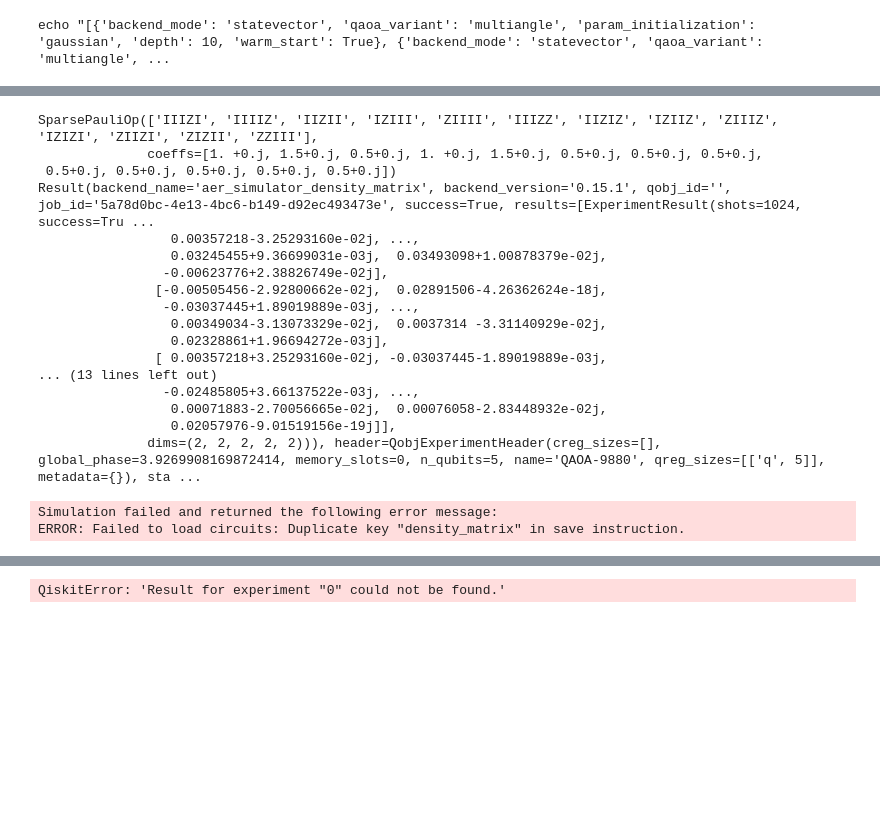
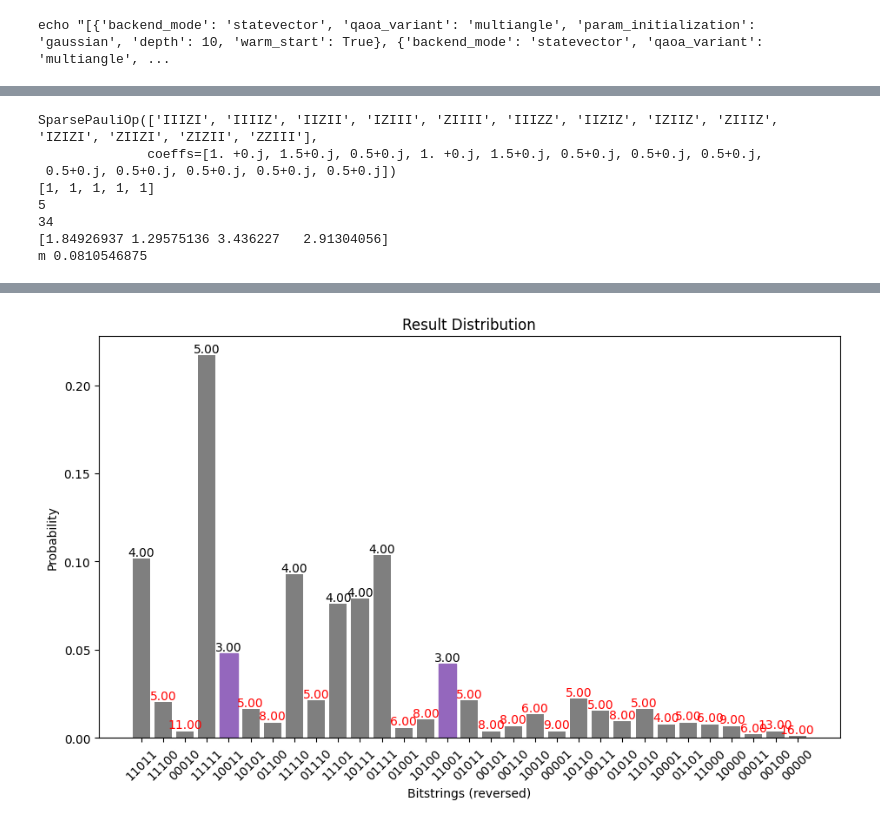
Before and after one commit to Smeidir/QAOA, a Jupyter notebook: tests.ipynb, the cells around one changed output, grey strips where cells are left out. Saved outputs shown, nothing was run; the diff lists cells and outputs as text; code cells hidden in the pictures; blank space fills up the shorter version.

Commit message:
removede old data, recursive and density matrix variants

```diff
--- a/tests.ipynb
+++ b/tests.ipynb
@@ -42,12 +42,12 @@ draw_graph(graph, with_labels=True)
 # %%
 
 quantum = QAOArunner(graph=graph,
-                     backend_mode = 'density_matrix_simulation',
+                     backend_mode = 'noisy_sampling',
                      param_initialization= 'gaussian',
                      qaoa_variant='vanilla',
                      optimizer='COBYLA',
                      warm_start=False,
-                     depth = 1,
+                     depth = 2,
                      vertexcover=True,
                      amount_shots = 1000,
                      max_tol = 1e-2#lower shots and tolerance for faster runs
@@ -68,19 +68,8 @@ quantum.print_bitstrings()
 SparsePauliOp(['IIIZI', 'IIIIZ', 'IIZII', 'IZIII', 'ZIIII', 'IIIZZ', 'IIZIZ', 'IZIIZ', 'ZIIIZ', 'IZIZI', 'ZIIZI', 'ZIZII', 'ZZIII'],
               coeffs=[1. +0.j, 1.5+0.j, 0.5+0.j, 1. +0.j, 1.5+0.j, 0.5+0.j, 0.5+0.j, 0.5+0.j,
  0.5+0.j, 0.5+0.j, 0.5+0.j, 0.5+0.j, 0.5+0.j])
-Result(backend_name='aer_simulator_density_matrix', backend_version='0.15.1', qobj_id='', job_id='5a78d0bc-4e13-4bc6-b149-d92ec493473e', success=True, results=[ExperimentResult(shots=1024, success=Tru ...
-                 0.00357218-3.25293160e-02j, ...,
-                 0.03245455+9.36699031e-03j,  0.03493098+1.00878379e-02j,
-                -0.00623776+2.38826749e-02j],
-               [-0.00505456-2.92800662e-02j,  0.02891506-4.26362624e-18j,
-                -0.03037445+1.89019889e-03j, ...,
-                 0.00349034-3.13073329e-02j,  0.0037314 -3.31140929e-02j,
-                 0.02328861+1.96694272e-03j],
-               [ 0.00357218+3.25293160e-02j, -0.03037445-1.89019889e-03j,
-... (13 lines left out)
-                -0.02485805+3.66137522e-03j, ...,
-                 0.00071883-2.70056665e-02j,  0.00076058-2.83448932e-02j,
-                 0.02057976-9.01519156e-19j]],
-              dims=(2, 2, 2, 2, 2))), header=QobjExperimentHeader(creg_sizes=[], global_phase=3.9269908169872414, memory_slots=0, n_qubits=5, name='QAOA-9880', qreg_sizes=[['q', 5]], metadata={}), sta ...
+[1, 1, 1, 1, 1]
+5
+34
+[1.84926937 1.29575136 3.436227   2.91304056]
+m 0.0810546875
-Simulation failed and returned the following error message:
-ERROR: Failed to load circuits: Duplicate key "density_matrix" in save instruction.
@@ -88,4 +76,4 @@ Result(backend_name='aer_simulator_density_matrix', backend_version='0.15.1', qo
-QiskitError: 'Result for experiment "0" could not be found.'
+[figure, added]
 # %%
 quantum.draw_circuit()
 # %% [output]
```
Also changed, not shown: parts of 4 cells of this notebook, 5 other files.
